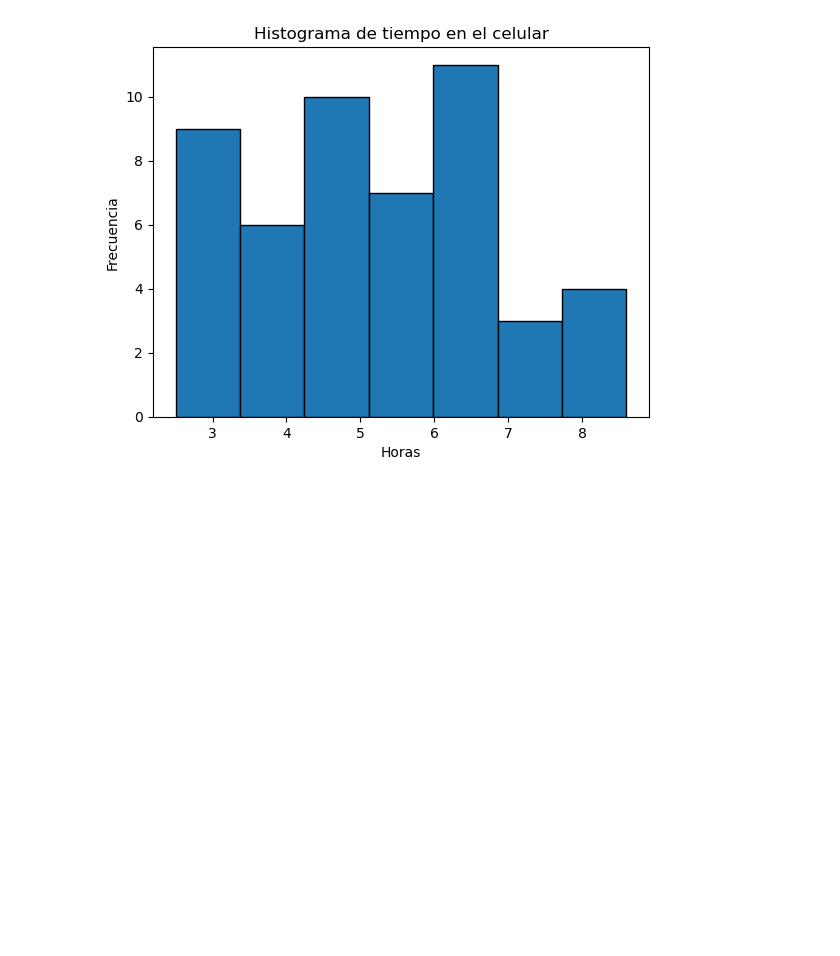
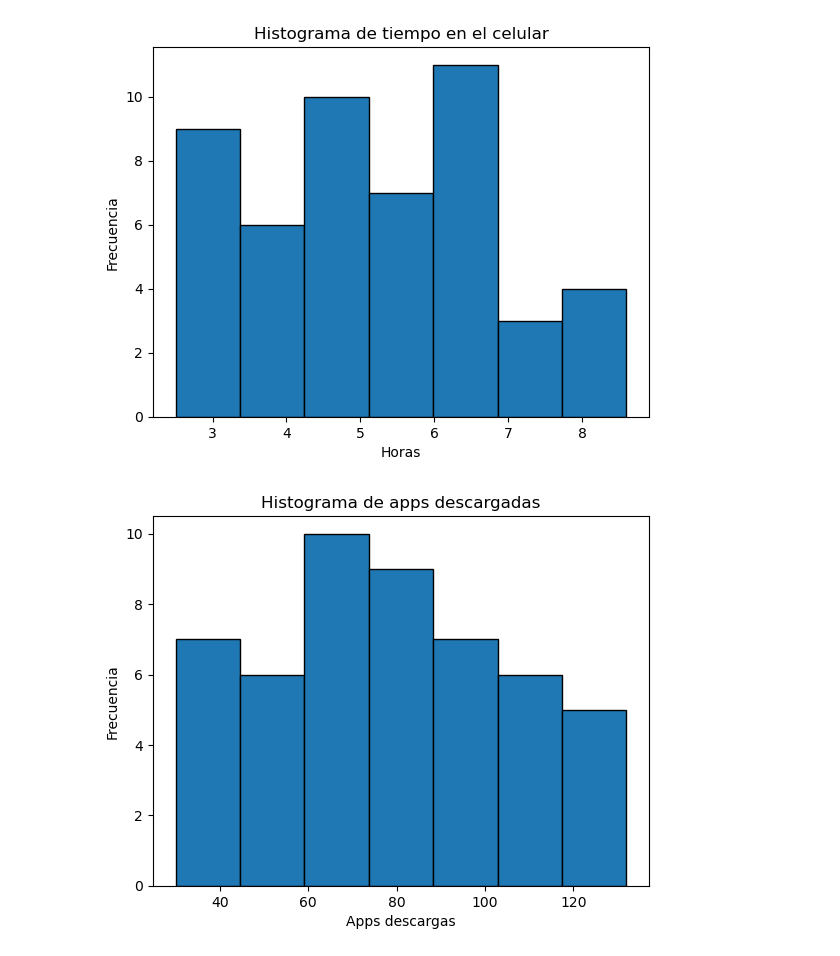
Before and after one commit to fcisnerosr/estadistica_descriptiva, a Jupyter notebook: procesamiento.ipynb, the cells around one changed output. Drawn from its saved outputs; the diff is of its cells as text; code cells hidden in the pictures; blank space fills up the shorter version.

Commit message:
feat: histograma de apps descargadas y poligonos de frecuencias

```diff
--- a/procesamiento.ipynb
+++ b/procesamiento.ipynb
@@ -212,3 +192,12 @@ plt.ylabel('Frecuencia')
 plt.show()
 # %% [output]
 [figure]
+# %%
+# Histograma de apps descargas
+plt.hist(df['Apps Descargadas'], bins=k_app, edgecolor='black')
+plt.title('Histograma de apps descargadas')
+plt.xlabel('Apps descargas')
+plt.ylabel('Frecuencia')
+plt.show()
+# %% [output]
+[figure, added]
```
Also changed, not shown: parts of 6 cells of this notebook.
